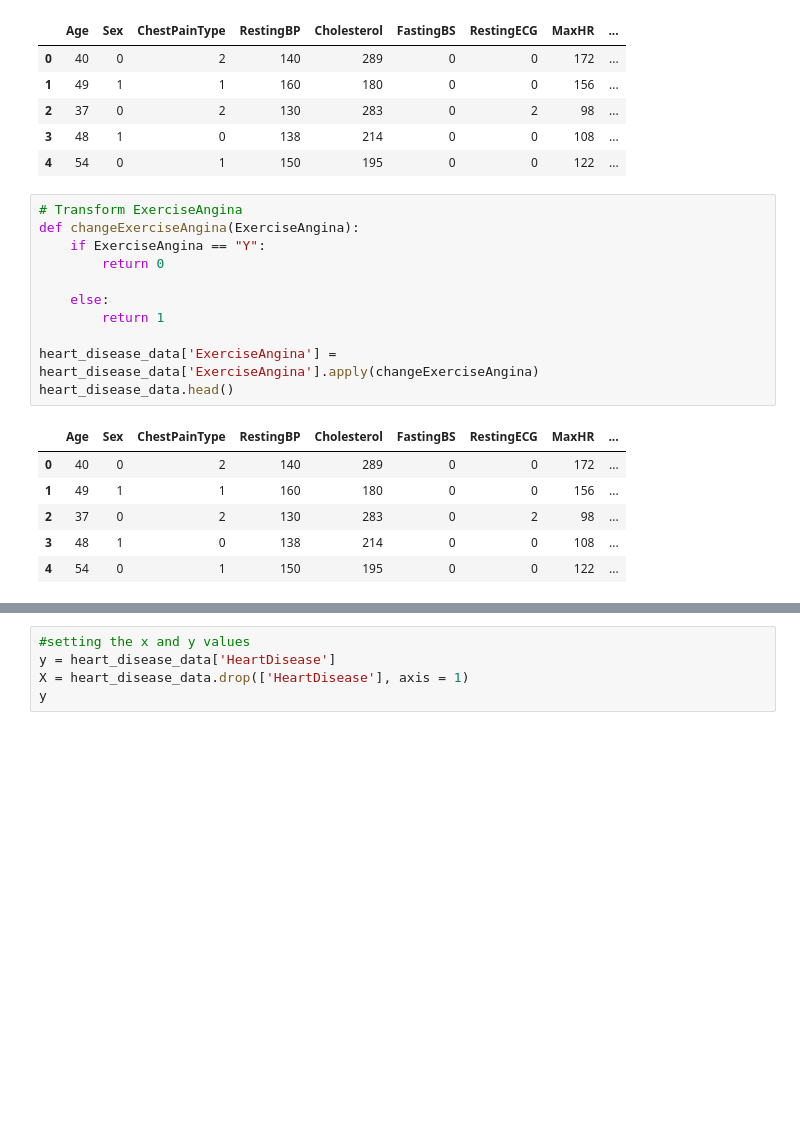
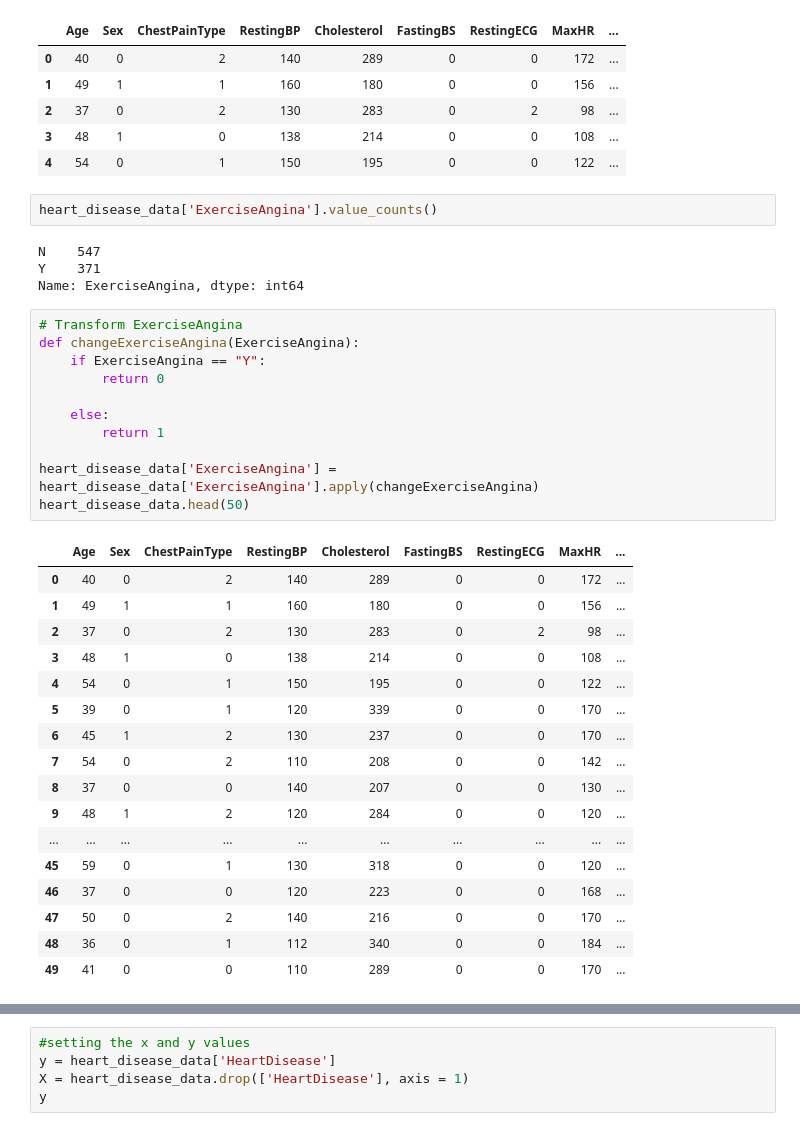
Before and after one commit to nickjaycarr88/heart_disease_prediction_machine_learning, a Jupyter notebook: heart2.ipynb, the cells around one changed output, grey strips where cells are left out. Cells and saved outputs as stored; diff of their text form; blank space fills up the shorter version.

```diff
--- a/heart2.ipynb
+++ b/heart2.ipynb
@@ -274,21 +281,38 @@ heart_disease_data.head()
 | 2 | 37 | 0 | 2 | 130 | 283 | 0 | 2 | 98 | ... |
 | 3 | 48 | 1 | 0 | 138 | 214 | 0 | 0 | 108 | ... |
 | 4 | 54 | 0 | 1 | 150 | 195 | 0 | 0 | 122 | ... |
+# %%
+heart_disease_data['ExerciseAngina'].value_counts()
+# %% [output]
+N    547
+Y    371
+Name: ExerciseAngina, dtype: int64
 # %%
 # Transform ExerciseAngina
 def changeExerciseAngina(ExerciseAngina):
     if ExerciseAngina == "Y":
         return 0
 
     else:
         return 1
 
 heart_disease_data['ExerciseAngina'] = heart_disease_data['ExerciseAngina'].apply(changeExerciseAngina)
-heart_disease_data.head()
+heart_disease_data.head(50)
 # %% [output]
 |  | Age | Sex | ChestPainType | RestingBP | Cholesterol | FastingBS | RestingECG | MaxHR | ... |
 | 0 | 40 | 0 | 2 | 140 | 289 | 0 | 0 | 172 | ... |
 | 1 | 49 | 1 | 1 | 160 | 180 | 0 | 0 | 156 | ... |
 | 2 | 37 | 0 | 2 | 130 | 283 | 0 | 2 | 98 | ... |
 | 3 | 48 | 1 | 0 | 138 | 214 | 0 | 0 | 108 | ... |
 | 4 | 54 | 0 | 1 | 150 | 195 | 0 | 0 | 122 | ... |
+| 5 | 39 | 0 | 1 | 120 | 339 | 0 | 0 | 170 | ... |
+| 6 | 45 | 1 | 2 | 130 | 237 | 0 | 0 | 170 | ... |
+| 7 | 54 | 0 | 2 | 110 | 208 | 0 | 0 | 142 | ... |
+| 8 | 37 | 0 | 0 | 140 | 207 | 0 | 0 | 130 | ... |
+| 9 | 48 | 1 | 2 | 120 | 284 | 0 | 0 | 120 | ... |
+| ... | ... | ... | ... | ... | ... | ... | ... | ... | ... |
+| 45 | 59 | 0 | 1 | 130 | 318 | 0 | 0 | 120 | ... |
+| 46 | 37 | 0 | 0 | 120 | 223 | 0 | 0 | 168 | ... |
+| 47 | 50 | 0 | 2 | 140 | 216 | 0 | 0 | 170 | ... |
+| 48 | 36 | 0 | 1 | 112 | 340 | 0 | 0 | 184 | ... |
+| 49 | 41 | 0 | 0 | 110 | 289 | 0 | 0 | 170 | ... |
```
Also changed, not shown: parts of 16 cells of this notebook, 9 other files.
